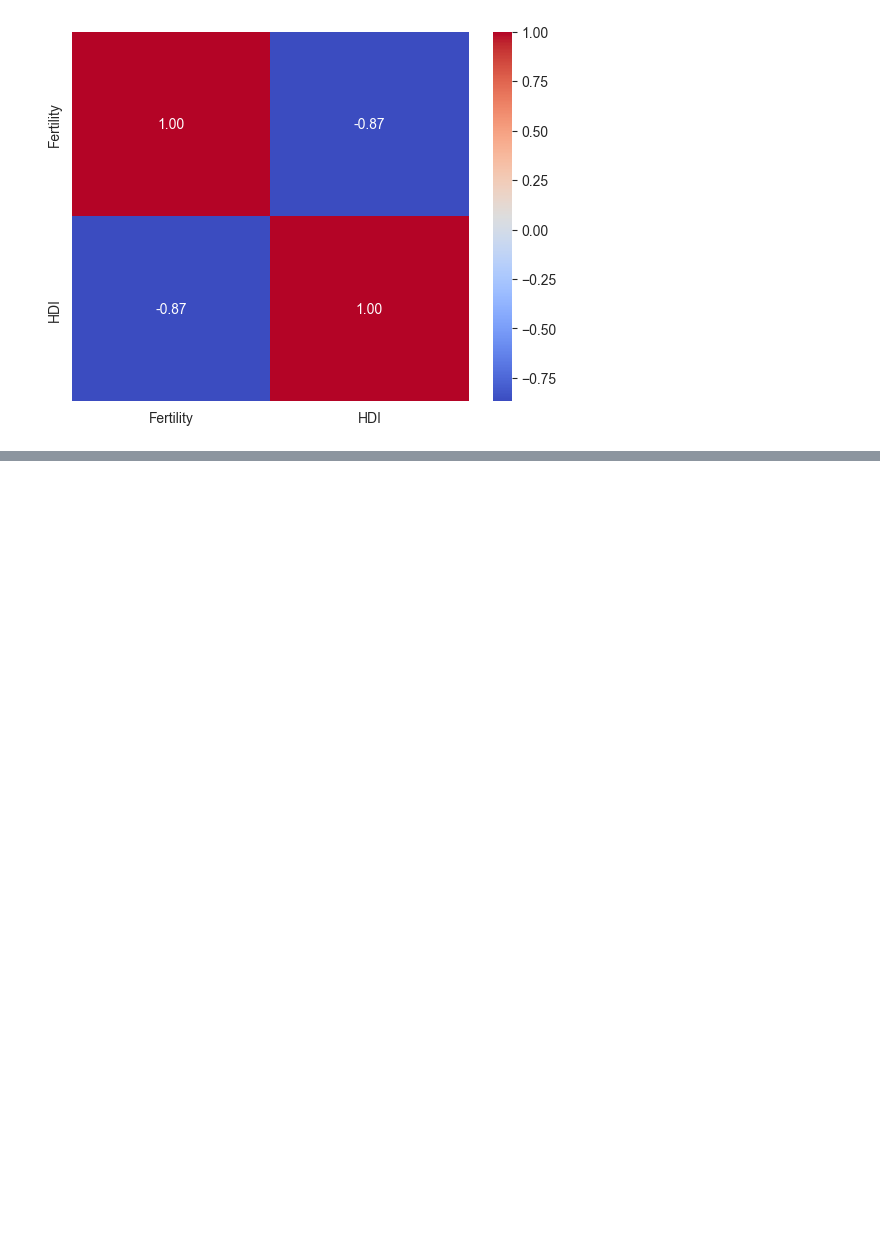
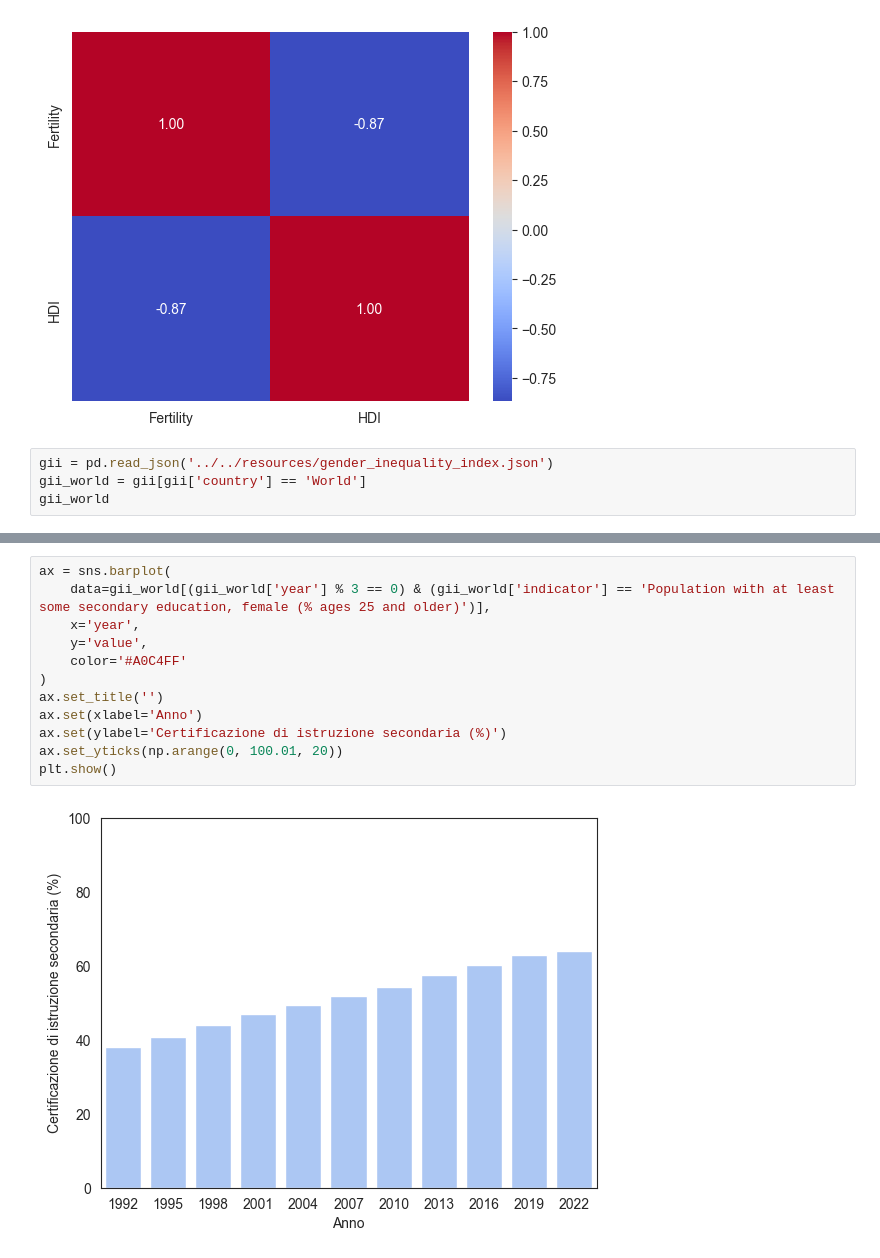
Before and after one commit to ByZeroMatt/SciVis_Project_2024, a Jupyter notebook: src/main/main.ipynb, the cells around one changed output, grey strips where cells are left out. Drawn from its saved outputs; the diff is of its cells as text; blank space fills up the shorter version.

```diff
--- a/src/main/main.ipynb
+++ b/src/main/main.ipynb
@@ -426,3 +426,7 @@ sns.heatmap(correlation_matrix, annot=True, cmap='coolwarm', fmt='.2f')
 plt.show()
 # %% [output]
 [figure]
+# %%
+gii = pd.read_json('../../resources/gender_inequality_index.json')
+gii_world = gii[gii['country'] == 'World']
+gii_world
@@ -428,0 +447,14 @@ plt.show()
+# %%
+ax = sns.barplot(
+    data=gii_world[(gii_world['year'] % 3 == 0) & (gii_world['indicator'] == 'Population with at least some secondary education, female (% ages 25 and older)')],
+    x='year',
+    y='value',
+    color='#A0C4FF'
+)
+ax.set_title('')
+ax.set(xlabel='Anno')
+ax.set(ylabel='Certificazione di istruzione secondaria (%)')
+ax.set_yticks(np.arange(0, 100.01, 20))
+plt.show()
+# %% [output]
+[figure, added]
```
Also changed, not shown: parts of 2 cells of this notebook.
